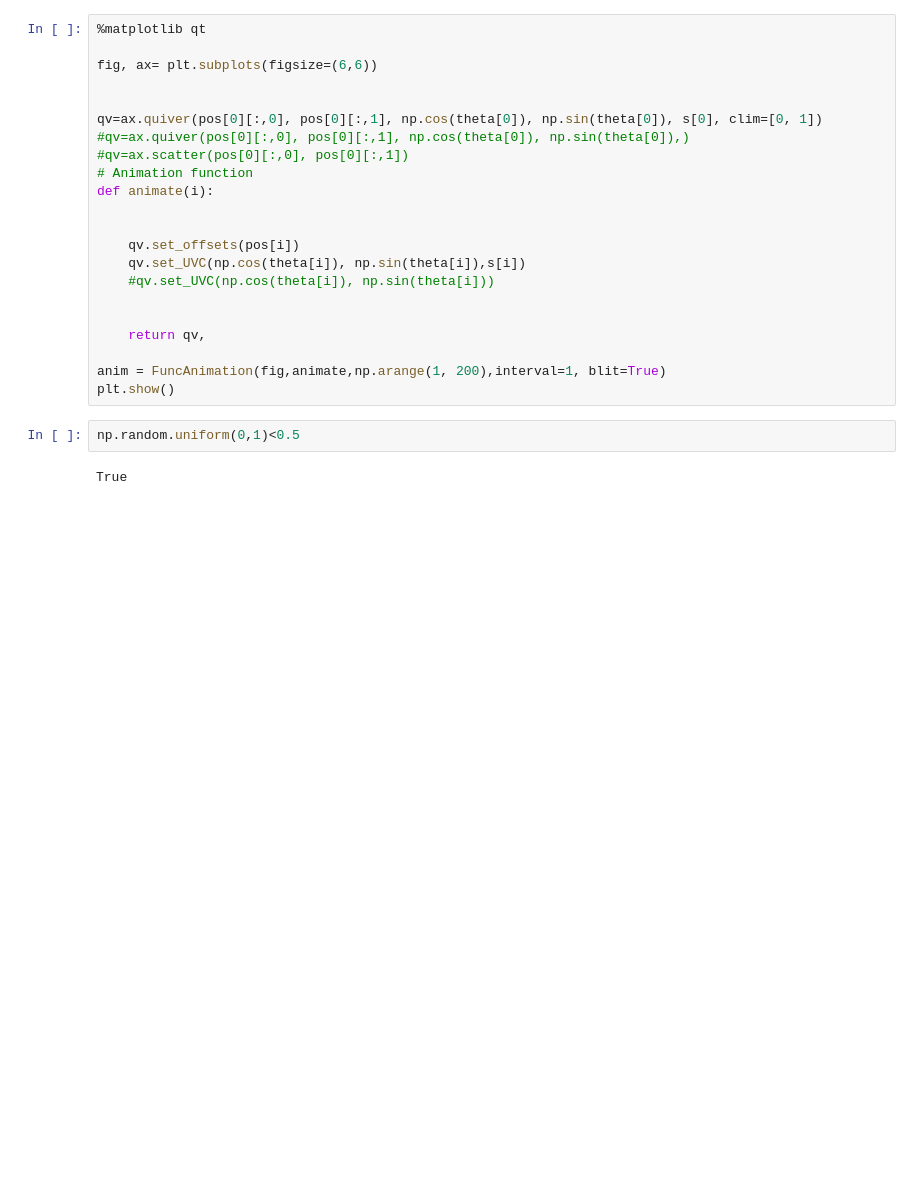
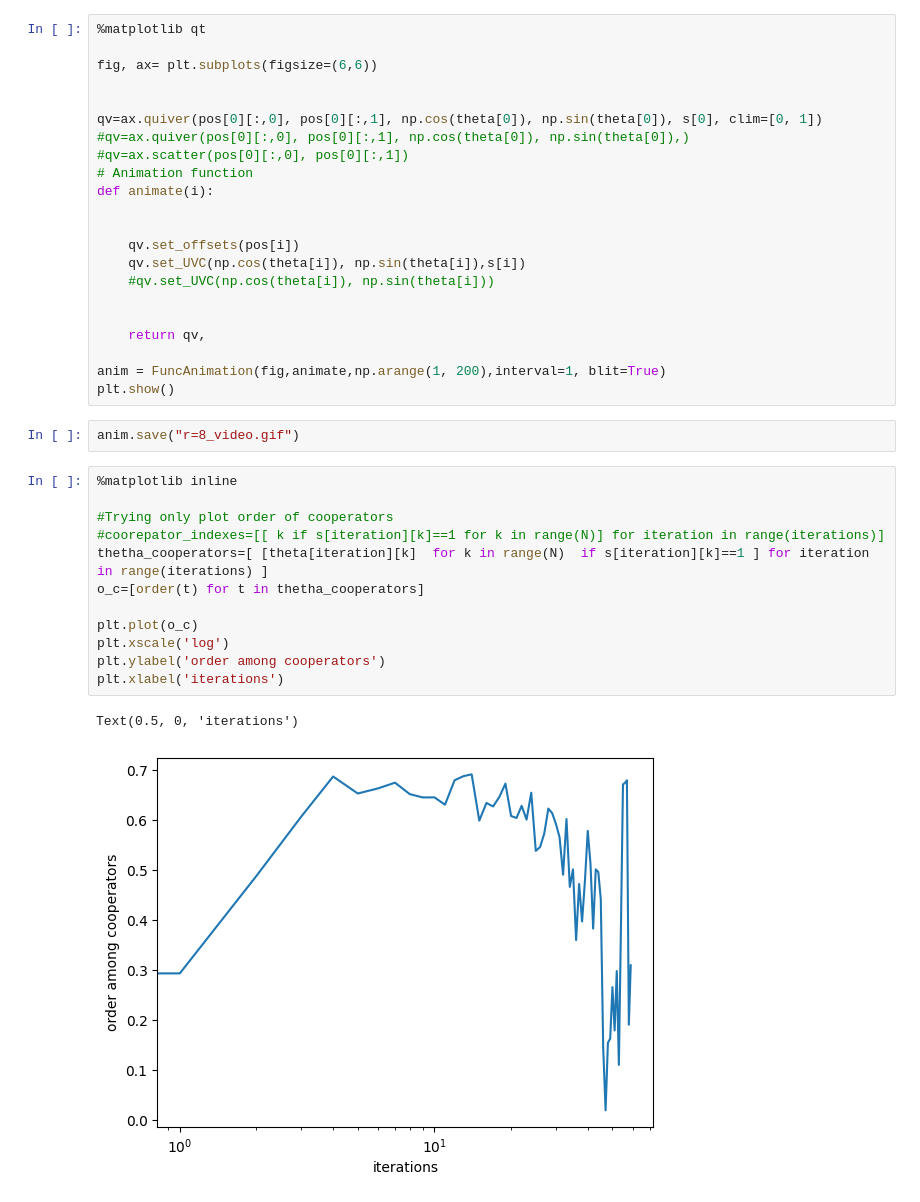
Before and after one commit to Ketofe/Evulution-model, a Jupyter notebook: vicsek_modified/r=8_fraction_of_cooperators_plot_and_orde.ipynb, the cells around one changed output. Drawn from its saved outputs; the diff is of its cells as text; blank space fills up the shorter version.

```diff
--- a/vicsek_modified/r=8_fraction_of_cooperators_plot_and_orde.ipynb
+++ b/vicsek_modified/r=8_fraction_of_cooperators_plot_and_orde.ipynb
@@ -70,6 +77,19 @@ def animate(i):
 anim = FuncAnimation(fig,animate,np.arange(1, 200),interval=1, blit=True)
 plt.show()
 # %%
-np.random.uniform(0,1)<0.5
+anim.save("r=8_video.gif")
-# %% [output]
-True
+# %%
+%matplotlib inline
+
+#Trying only plot order of cooperators
+#coorepator_indexes=[[ k if s[iteration][k]==1 for k in range(N)] for iteration in range(iterations)]
+thetha_cooperators=[ [theta[iteration][k]  for k in range(N)  if s[iteration][k]==1 ] for iteration in range(iterations) ]
+o_c=[order(t) for t in thetha_cooperators]
+
+plt.plot(o_c)
+plt.xscale('log')
+plt.ylabel('order among cooperators')
+plt.xlabel('iterations')
+# %% [output]
+Text(0.5, 0, 'iterations')
+[figure, added]
```
Also changed, not shown: parts of 4 cells of this notebook, 1 other file.
